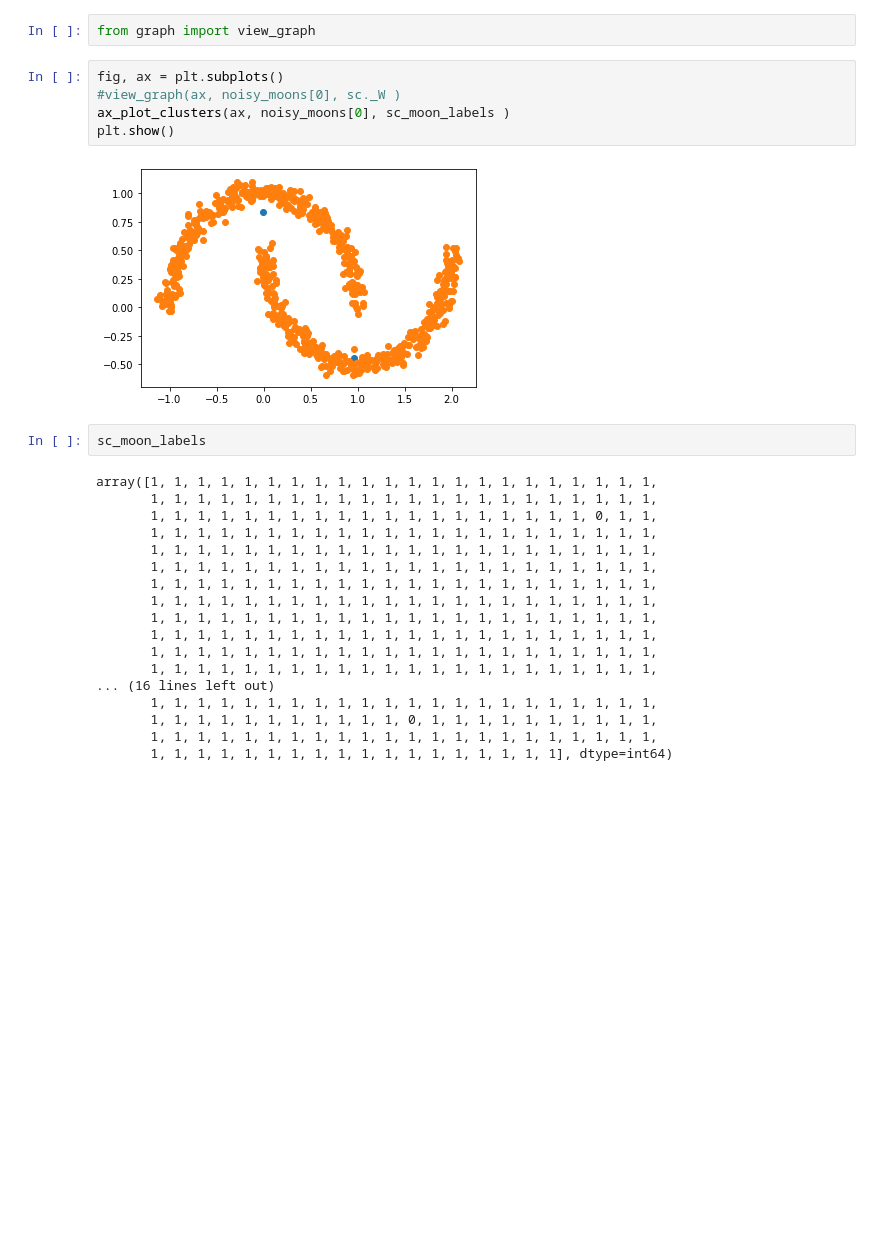
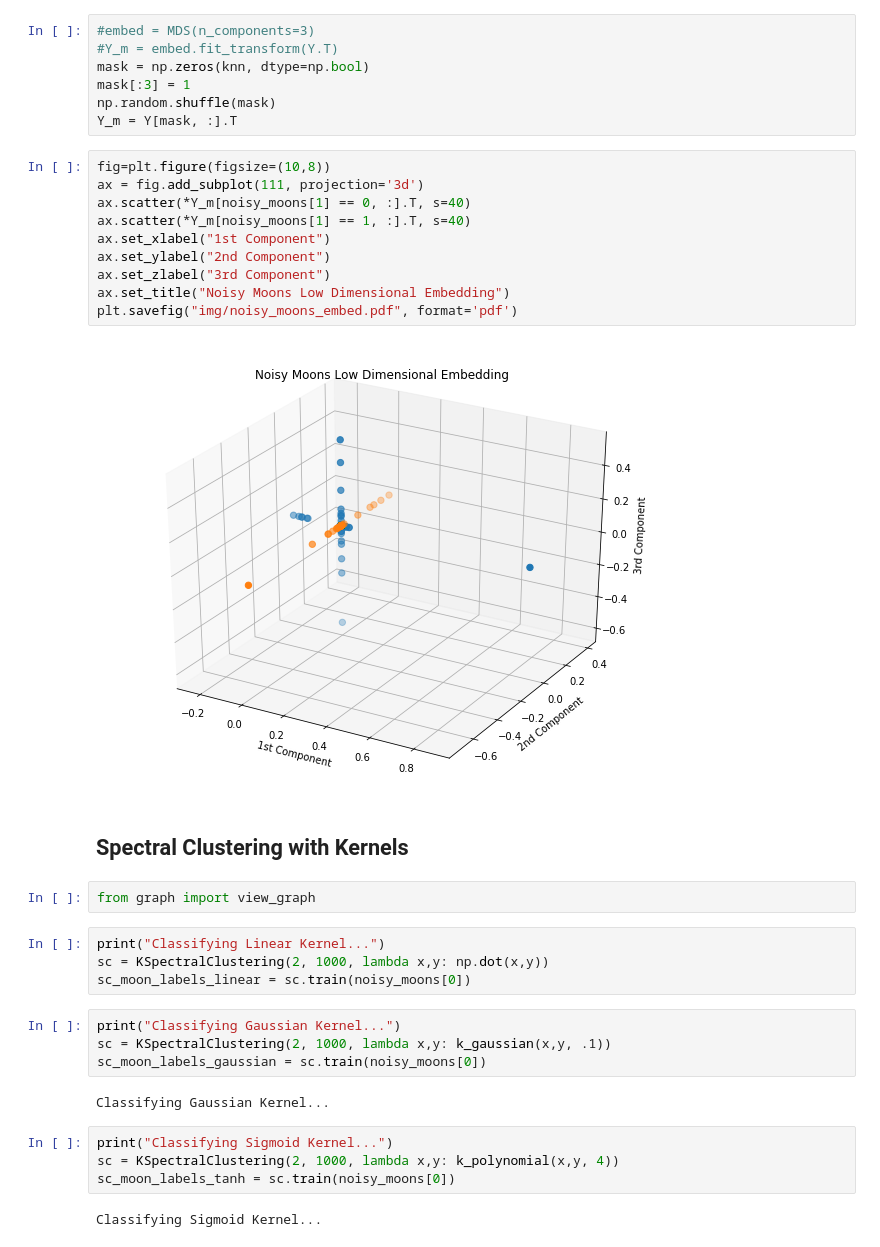
Before and after one commit to EthanJamesLew/PSU_STAT671, a Jupyter notebook: project/figures/spectral_clustering.ipynb, the cells around one changed output. Saved outputs shown, nothing was run; the diff lists cells and outputs as text; blank space fills up the shorter version.

```diff
--- a/project/figures/spectral_clustering.ipynb
+++ b/project/figures/spectral_clustering.ipynb
@@ -15,29 +34,39 @@ sc_moon_labels = sc.train(noisy_moons[0])
+# %%
+#embed = MDS(n_components=3)
+#Y_m = embed.fit_transform(Y.T)
+mask = np.zeros(knn, dtype=np.bool)
+mask[:3] = 1
+np.random.shuffle(mask)
+Y_m = Y[mask, :].T
+# %%
+fig=plt.figure(figsize=(10,8))
+ax = fig.add_subplot(111, projection='3d')
+ax.scatter(*Y_m[noisy_moons[1] == 0, :].T, s=40)
+ax.scatter(*Y_m[noisy_moons[1] == 1, :].T, s=40)
+ax.set_xlabel("1st Component")
+ax.set_ylabel("2nd Component")
+ax.set_zlabel("3rd Component")
+ax.set_title("Noisy Moons Low Dimensional Embedding")
+plt.savefig("img/noisy_moons_embed.pdf", format='pdf')
+# %% [output]
+[figure, added]
+# %% [markdown]
+## Spectral Clustering with Kernels
 # %%
 from graph import view_graph
-# %%
-fig, ax = plt.subplots()
-#view_graph(ax, noisy_moons[0], sc._W )
-ax_plot_clusters(ax, noisy_moons[0], sc_moon_labels )
-plt.show()
-# %% [output]
-[figure, removed]
-# %%
-sc_moon_labels
-# %% [output]
-array([1, 1, 1, 1, 1, 1, 1, 1, 1, 1, 1, 1, 1, 1, 1, 1, 1, 1, 1, 1, 1, 1,
-       1, 1, 1, 1, 1, 1, 1, 1, 1, 1, 1, 1, 1, 1, 1, 1, 1, 1, 1, 1, 1, 1,
-       1, 1, 1, 1, 1, 1, 1, 1, 1, 1, 1, 1, 1, 1, 1, 1, 1, 1, 1, 0, 1, 1,
-       1, 1, 1, 1, 1, 1, 1, 1, 1, 1, 1, 1, 1, 1, 1, 1, 1, 1, 1, 1, 1, 1,
-       1, 1, 1, 1, 1, 1, 1, 1, 1, 1, 1, 1, 1, 1, 1, 1, 1, 1, 1, 1, 1, 1,
-       1, 1, 1, 1, 1, 1, 1, 1, 1, 1, 1, 1, 1, 1, 1, 1, 1, 1, 1, 1, 1, 1,
-       1, 1, 1, 1, 1, 1, 1, 1, 1, 1, 1, 1, 1, 1, 1, 1, 1, 1, 1, 1, 1, 1,
-       1, 1, 1, 1, 1, 1, 1, 1, 1, 1, 1, 1, 1, 1, 1, 1, 1, 1, 1, 1, 1, 1,
-       1, 1, 1, 1, 1, 1, 1, 1, 1, 1, 1, 1, 1, 1, 1, 1, 1, 1, 1, 1, 1, 1,
-       1, 1, 1, 1, 1, 1, 1, 1, 1, 1, 1, 1, 1, 1, 1, 1, 1, 1, 1, 1, 1, 1,
-       1, 1, 1, 1, 1, 1, 1, 1, 1, 1, 1, 1, 1, 1, 1, 1, 1, 1, 1, 1, 1, 1,
-       1, 1, 1, 1, 1, 1, 1, 1, 1, 1, 1, 1, 1, 1, 1, 1, 1, 1, 1, 1, 1, 1,
-... (16 lines left out)
-       1, 1, 1, 1, 1, 1, 1, 1, 1, 1, 1, 1, 1, 1, 1, 1, 1, 1, 1, 1, 1, 1,
-       1, 1, 1, 1, 1, 1, 1, 1, 1, 1, 1, 0, 1, 1, 1, 1, 1, 1, 1, 1, 1, 1,
-       1, 1, 1, 1, 1, 1, 1, 1, 1, 1, 1, 1, 1, 1, 1, 1, 1, 1, 1, 1, 1, 1,
-       1, 1, 1, 1, 1, 1, 1, 1, 1, 1, 1, 1, 1, 1, 1, 1, 1, 1], dtype=int64)
+# %%
+print("Classifying Linear Kernel...")
+sc = KSpectralClustering(2, 1000, lambda x,y: np.dot(x,y))
+sc_moon_labels_linear = sc.train(noisy_moons[0])
+# %%
+print("Classifying Gaussian Kernel...")
+sc = KSpectralClustering(2, 1000, lambda x,y: k_gaussian(x,y, .1))
+sc_moon_labels_gaussian = sc.train(noisy_moons[0])
+# %% [output]
+Classifying Gaussian Kernel...
+# %%
+print("Classifying Sigmoid Kernel...")
+sc = KSpectralClustering(2, 1000, lambda x,y: k_polynomial(x,y, 4))
+sc_moon_labels_tanh = sc.train(noisy_moons[0])
+# %% [output]
+Classifying Sigmoid Kernel...
```
Also changed, not shown: parts of 7 cells of this notebook, 6 other files.
